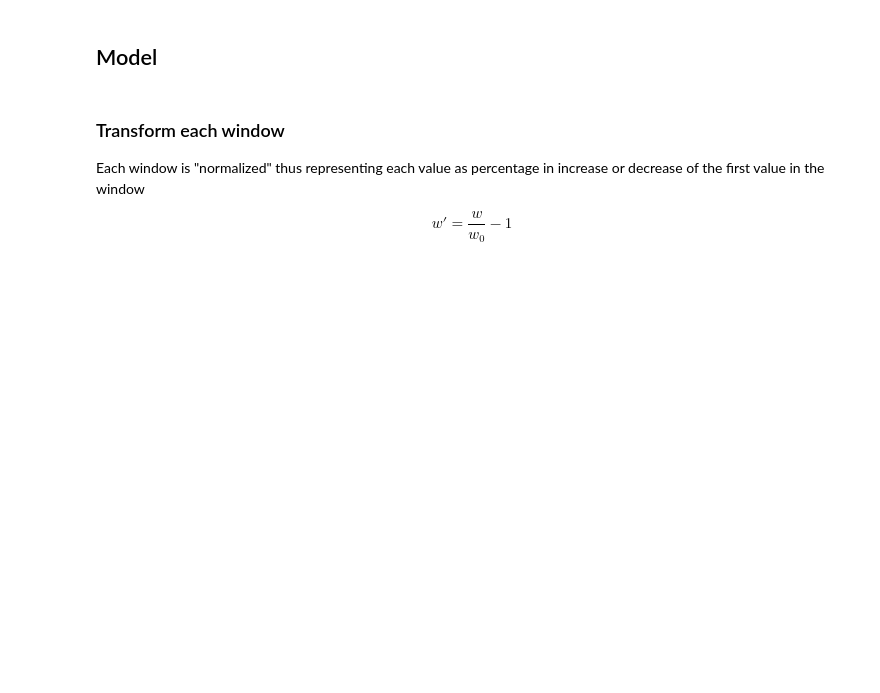
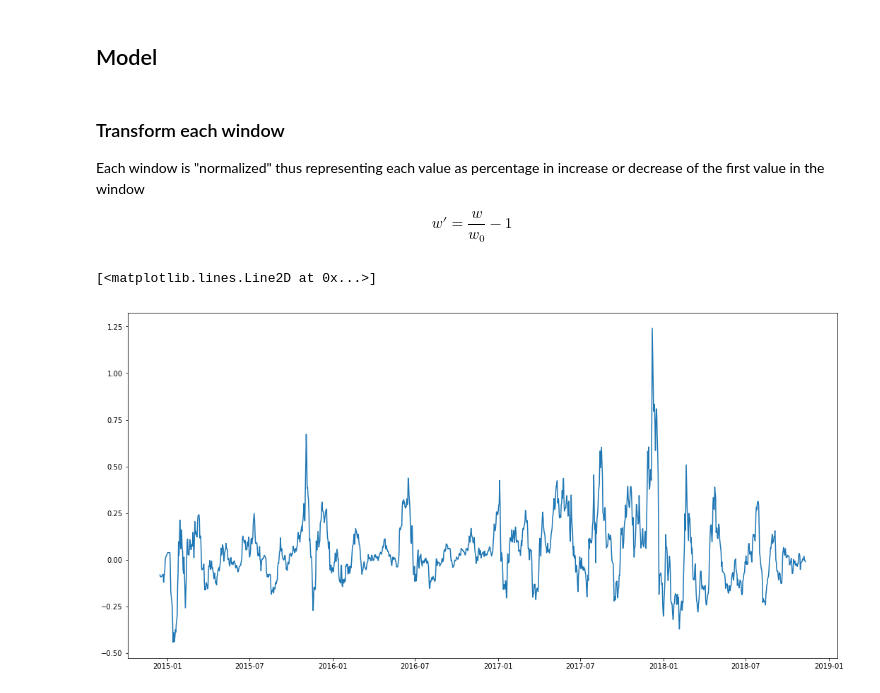
Before and after one commit to Angelogeb/data-mining, a Jupyter notebook: hw4/LSTM for Timeseries.ipynb, the cells around one changed output. Drawn from its saved outputs; the diff is of its cells as text; code cells hidden in the pictures; blank space fills up the shorter version.

```diff
--- a/hw4/LSTM for Timeseries.ipynb
+++ b/hw4/LSTM for Timeseries.ipynb
@@ -196,9 +198,14 @@ $$
 # %%
 def transform_to_prc(w):
     return w / w[0] - 1
 
 X = np.apply_along_axis(transform_to_prc, 1, X_raw)
 Y = (Y_raw / X_raw[:,0,2].reshape((-1,1))) - 1
+
+plt.plot(daily_info["Date"][IN_TIMESTEPS:].values, Y)
+# %% [output]
+[<matplotlib.lines.Line2D at 0x...>]
+[figure, added]
 # %%
 split = int(len(X) * TRAIN_RATIO)
 
```
Also changed, not shown: parts of 10 cells of this notebook.
